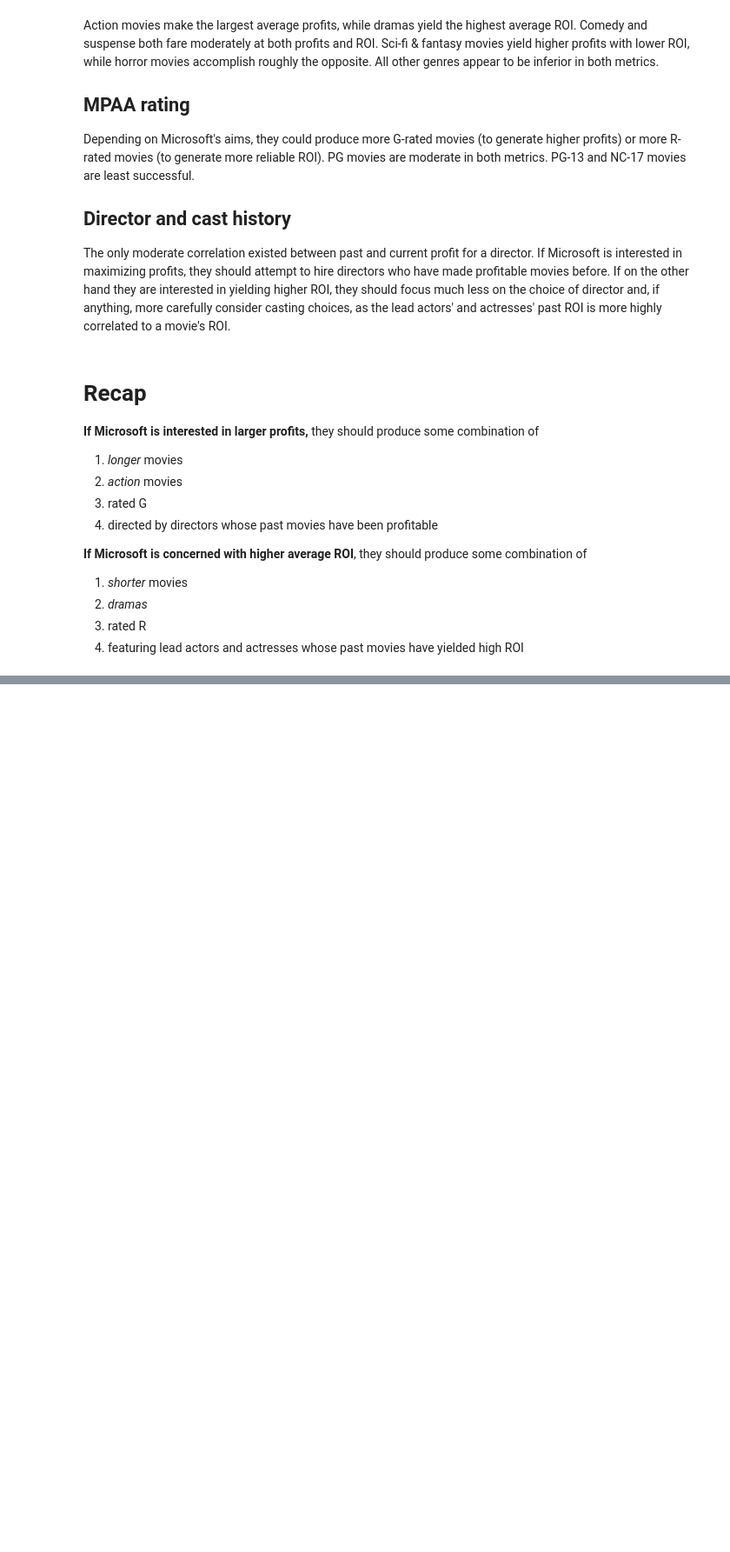
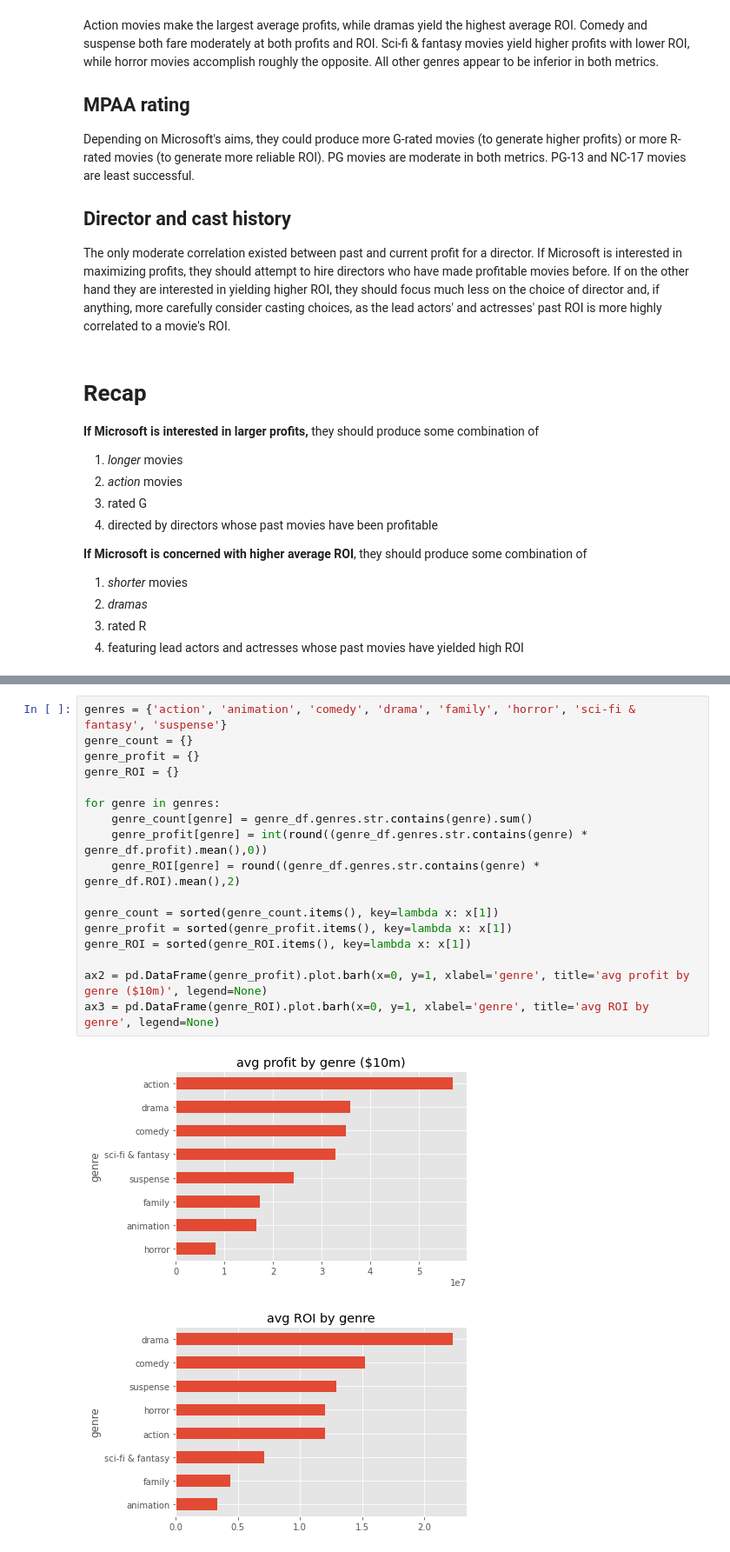
Before and after one commit to aarongalbraith/flatiron-phase1-project-redo, a Jupyter notebook: aaron_galbraith_p1_proj_redo.ipynb, the cells around one changed output, grey strips where cells are left out. Shown at 87% size. Drawn from its saved outputs; the diff is of its cells as text; blank space fills up the shorter version.

```diff
--- a/aaron_galbraith_p1_proj_redo.ipynb
+++ b/aaron_galbraith_p1_proj_redo.ipynb
@@ -1062,0 +1089,20 @@ The only moderate correlation existed between past and current profit for a dire
+# %%
+genres = {'action', 'animation', 'comedy', 'drama', 'family', 'horror', 'sci-fi & fantasy', 'suspense'}
+genre_count = {}
+genre_profit = {}
+genre_ROI = {}
+
+for genre in genres:
+    genre_count[genre] = genre_df.genres.str.contains(genre).sum()
+    genre_profit[genre] = int(round((genre_df.genres.str.contains(genre) * genre_df.profit).mean(),0))
+    genre_ROI[genre] = round((genre_df.genres.str.contains(genre) * genre_df.ROI).mean(),2)
+
+genre_count = sorted(genre_count.items(), key=lambda x: x[1])
+genre_profit = sorted(genre_profit.items(), key=lambda x: x[1])
+genre_ROI = sorted(genre_ROI.items(), key=lambda x: x[1])
+
+ax2 = pd.DataFrame(genre_profit).plot.barh(x=0, y=1, xlabel='genre', title='avg profit by genre ($10m)', legend=None)
+ax3 = pd.DataFrame(genre_ROI).plot.barh(x=0, y=1, xlabel='genre', title='avg ROI by genre', legend=None)
+# %% [output]
+[figure, added]
+[figure, added]
```
Also changed, not shown: parts of 9 cells of this notebook, 11 other files.
